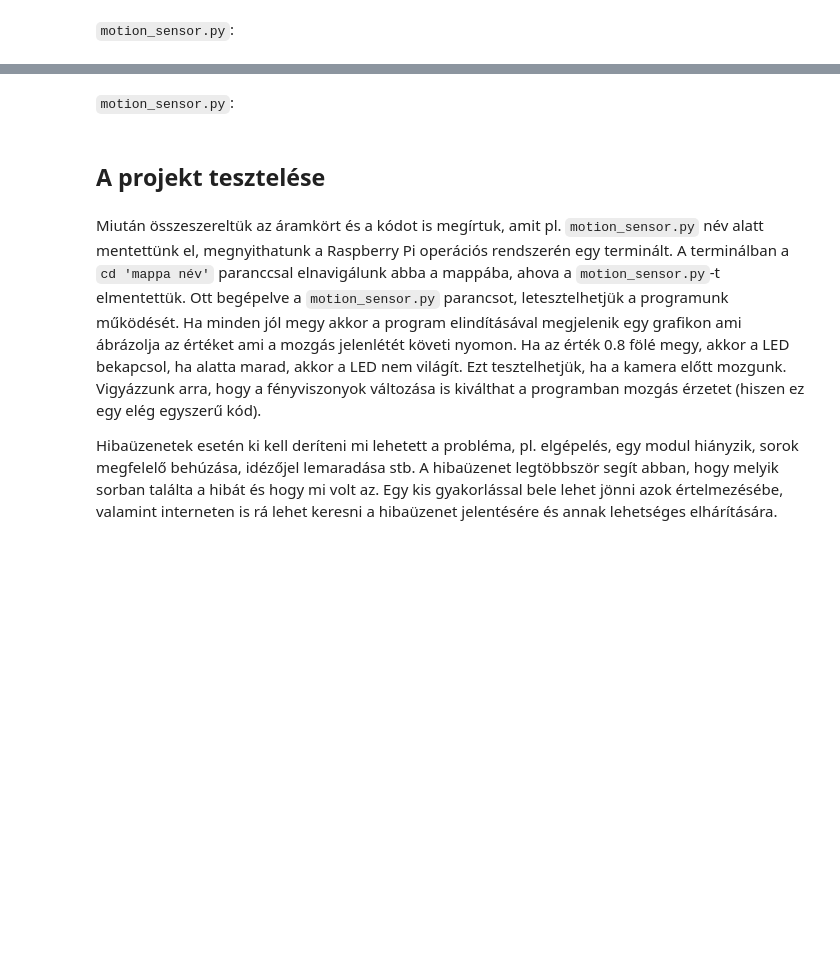
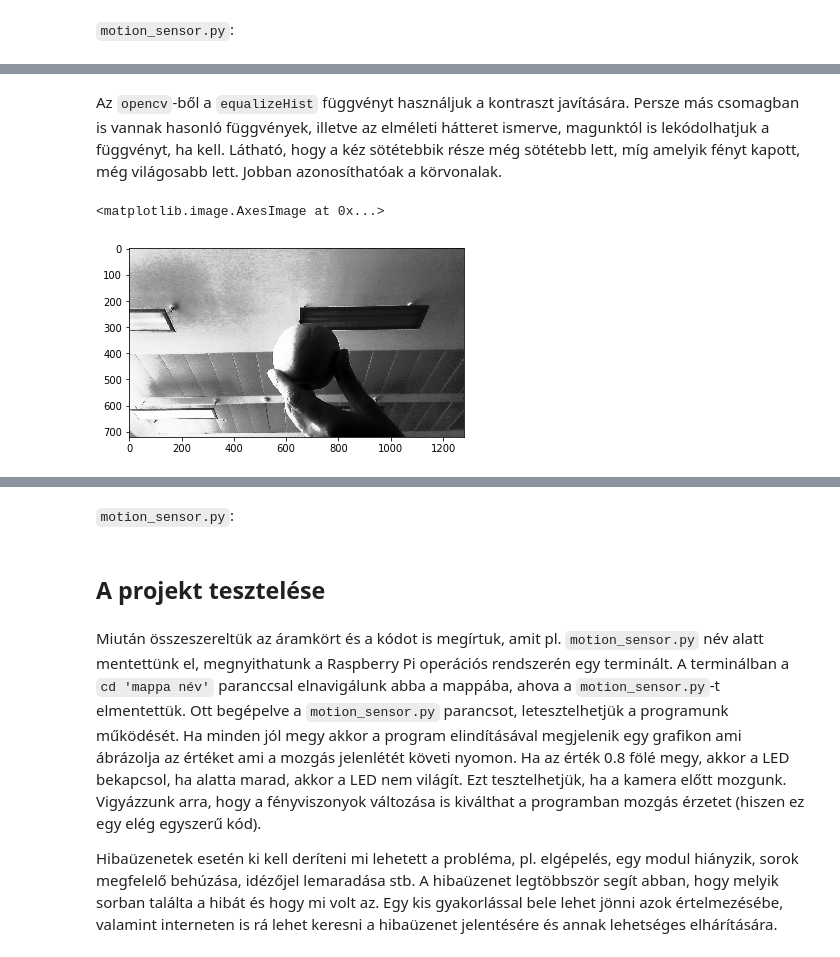
Before and after one commit to diveki/raspberry, a Jupyter notebook: Chapter 5 - Camera/notes/prog03_motion_sensor.ipynb, the cells around one changed output, grey strips where cells are left out. Saved outputs shown, nothing was run; the diff lists cells and outputs as text; code cells hidden in the pictures; blank space fills up the shorter version.

````diff
--- a/Chapter 5 - Camera/notes/prog03_motion_sensor.ipynb
+++ b/Chapter 5 - Camera/notes/prog03_motion_sensor.ipynb
@@ -192,0 +206,7 @@ Ezután az opencv csomag segítségével leellenőrízzük, hogy megnyomták-e a
+# %% [markdown]
+Az ```opencv```-ből a ```equalizeHist``` függvényt használjuk a kontraszt javítására. Persze más csomagban is vannak hasonló függvények, illetve az elméleti hátteret ismerve, magunktól is lekódolhatjuk a függvényt, ha kell. Látható, hogy a kéz sötétebbik része még sötétebb lett, míg amelyik fényt kapott, még világosabb lett. Jobban azonosíthatóak a körvonalak.
+# %%
+plt.imshow(cv2.equalizeHist(apple), cmap='gray')
+# %% [output]
+<matplotlib.image.AxesImage at 0x...>
+[figure, added]
````
Also changed, not shown: parts of 56 cells of this notebook, 4 other files.
